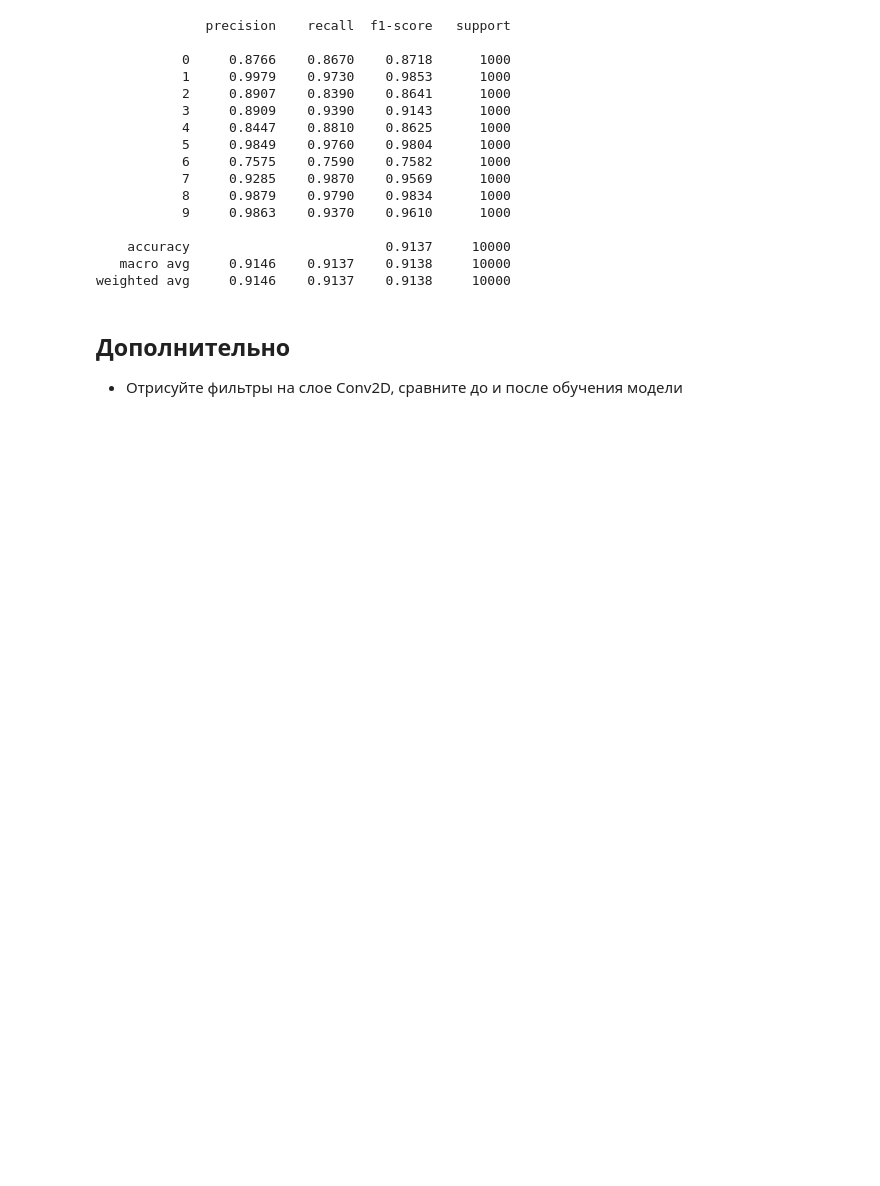
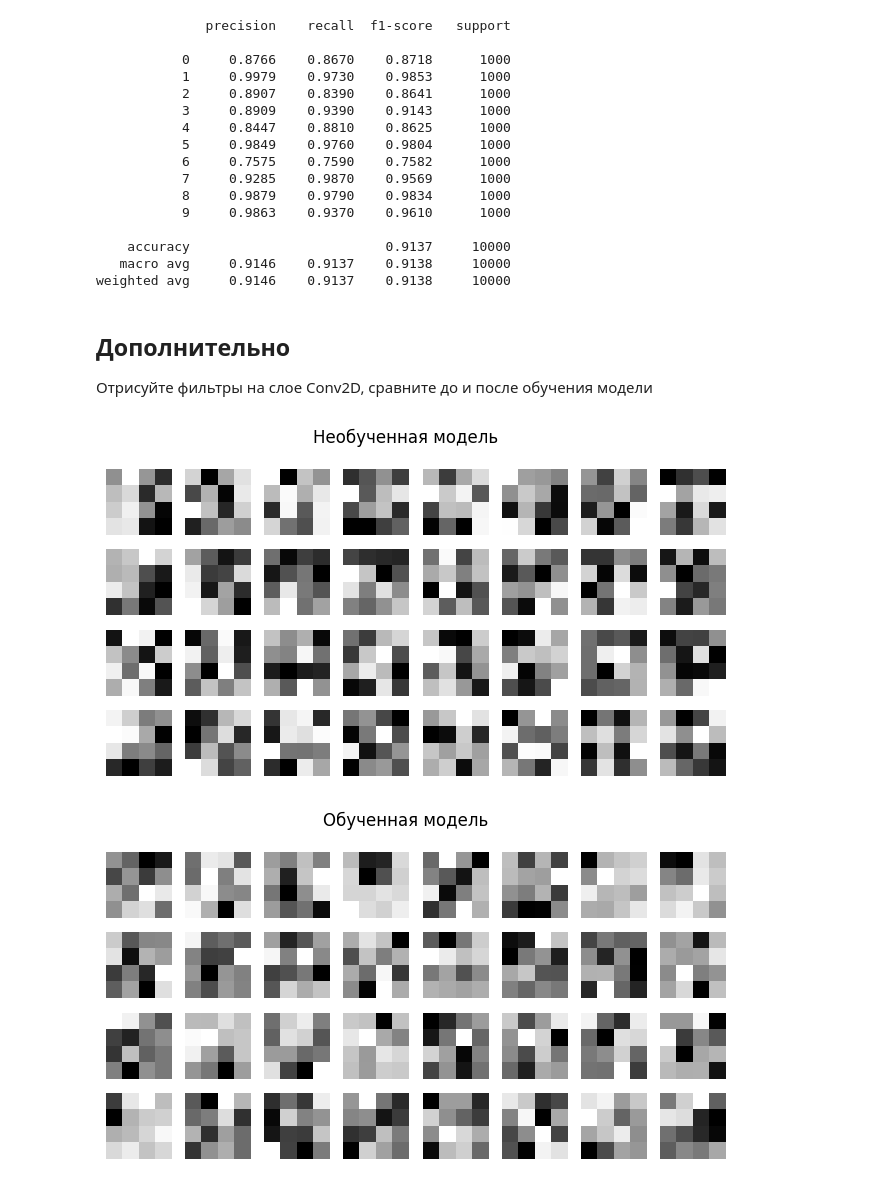
Before and after one commit to Rivgad/innopolis.image_classification, a Jupyter notebook: notebook.ipynb, the cells around one changed output. Drawn from its saved outputs; the diff is of its cells as text; code cells hidden in the pictures; blank space fills up the shorter version.

Commit message:
add Conv2D filters plots

```diff
--- a/notebook.ipynb
+++ b/notebook.ipynb
@@ -130,3 +132,5 @@ model.compile(
+# %%
+model = create_model()
 # %%
 model.summary()
 # %% [output]
@@ -153,3 +159,5 @@ _________________________________________________________________
+# %%
+filters_before_train: np.ndarray = model.layers[0].get_weights()[0].copy()
 # %% [markdown]
 ### Тренировка модели
 
@@ -251,4 +259,31 @@ weighted avg     0.9146    0.9137    0.9138     10000
 # %% [markdown]
 ## Дополнительно
 
-- Отрисуйте фильтры на слое Conv2D, сравните до и после обучения модели
+Отрисуйте фильтры на слое Conv2D, сравните до и после обучения модели
+# %%
+from matplotlib.axes import Axes
+
+
+def draw_conv2D_filters(filters: np.ndarray, title: str):
+    filters_count = filters.shape[-1]
+    rows_count = 4
+    columns_count = 8
+
+    figure, axes = plt.subplots(rows_count, columns_count, figsize=(8, 4))
+    figure.suptitle(title)
+    for i in range(rows_count):
+        for j in range(columns_count):
+            ax: Axes = axes[i, j]
+            if i * columns_count + j < filters_count:
+                f = filters[:, :, :, i * columns_count + j]
+                ax.imshow(f[:, :, 0], cmap="gray")
+            ax.axis("off")
+
+    plt.show()
+# %%
+draw_conv2D_filters(filters_before_train, "Необученная модель")
+filters_after_train = model.layers[0].get_weights()[0]
+draw_conv2D_filters(filters_after_train, "Обученная модель")
+# %% [output]
+[figure, added]
+[figure, added]
```
Also changed, not shown: parts of 5 cells of this notebook.
